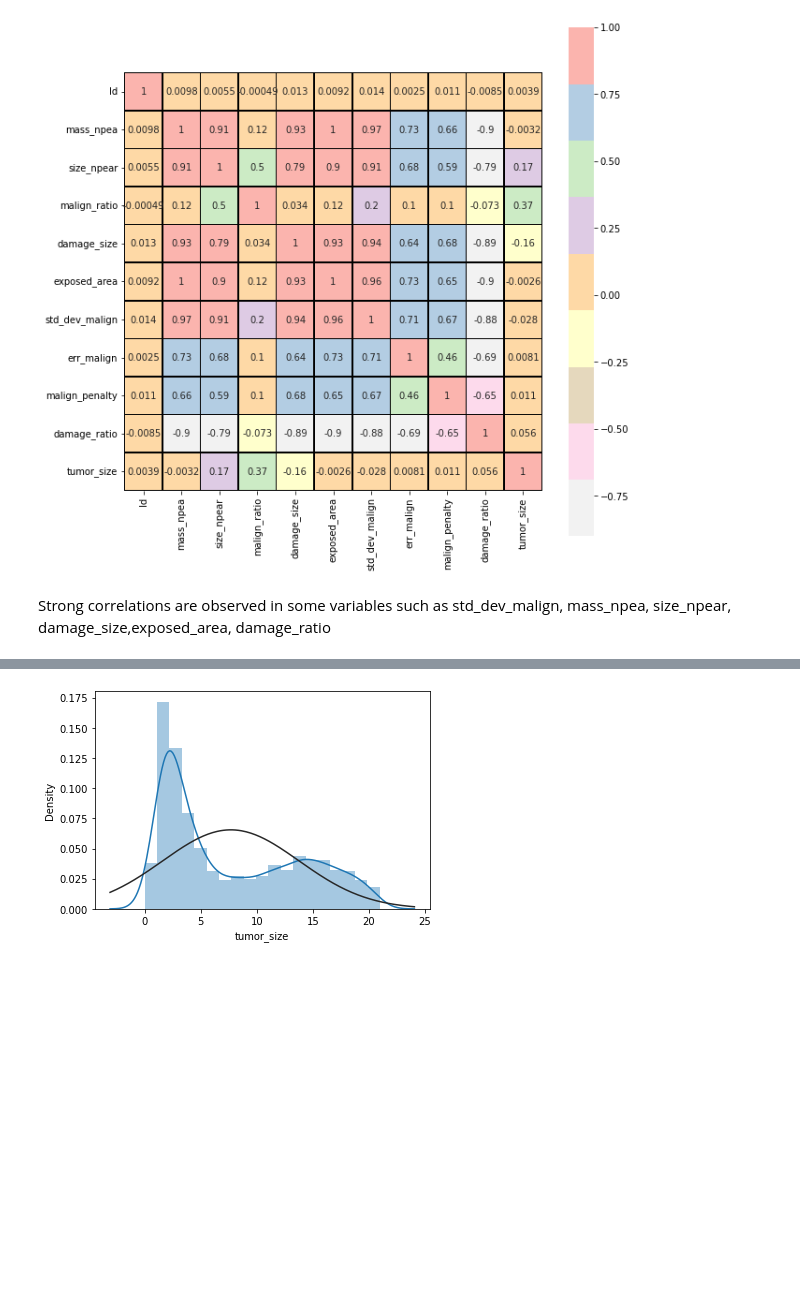
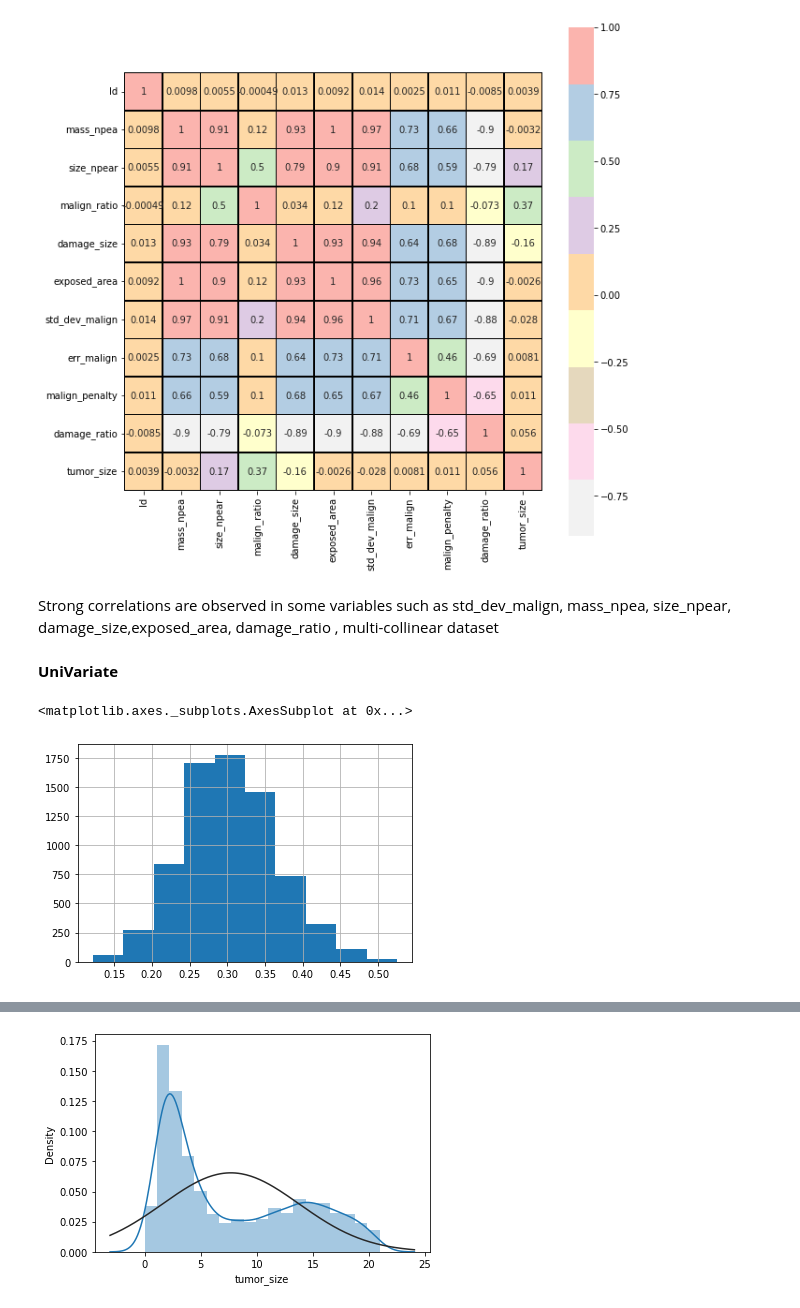
Before and after one commit to vbhaktha13/ML, a Jupyter notebook: Copy_of_Project_tumor_size.ipynb, the cells around one changed output, grey strips where cells are left out. Cells and saved outputs as stored; diff of their text form; code cells hidden in the pictures; blank space fills up the shorter version.

```diff
--- a/Copy_of_Project_tumor_size.ipynb
+++ b/Copy_of_Project_tumor_size.ipynb
@@ -149,4 +184,11 @@ sns.heatmap(tumor_train.corr(), annot=True,cmap='Pastel1_r',linewidths=0.5, line
 <matplotlib.axes._subplots.AxesSubplot at 0x...>
 [figure]
 # %% [markdown]
-Strong correlations are observed in some variables such as std_dev_malign, mass_npea, size_npear, damage_size,exposed_area, damage_ratio
+Strong correlations are observed in some variables such as std_dev_malign, mass_npea, size_npear, damage_size,exposed_area, damage_ratio , multi-collinear dataset
+# %% [markdown]
+**UniVariate**
+# %%
+tumor_train['malign_ratio'].hist()
+# %% [output]
+<matplotlib.axes._subplots.AxesSubplot at 0x...>
+[figure, added]
```
Also changed, not shown: parts of 40 cells of this notebook.
